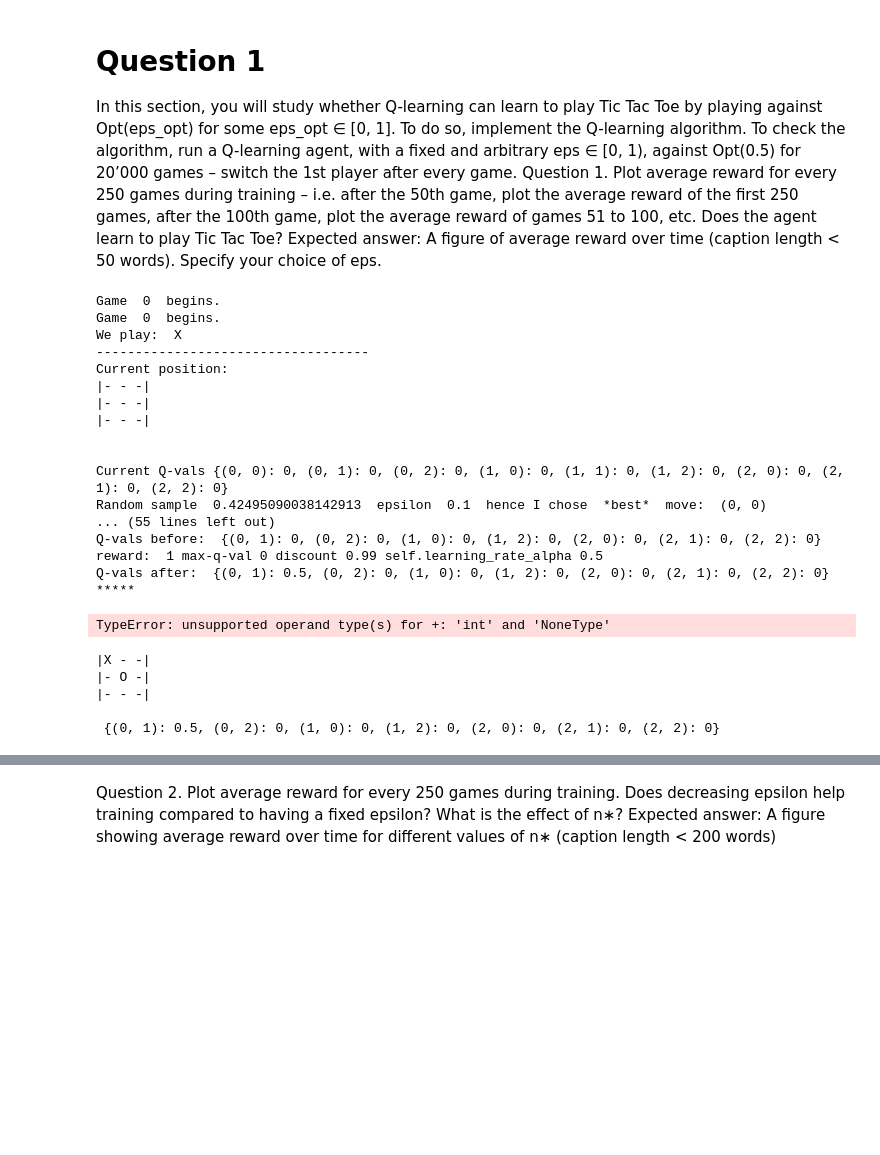
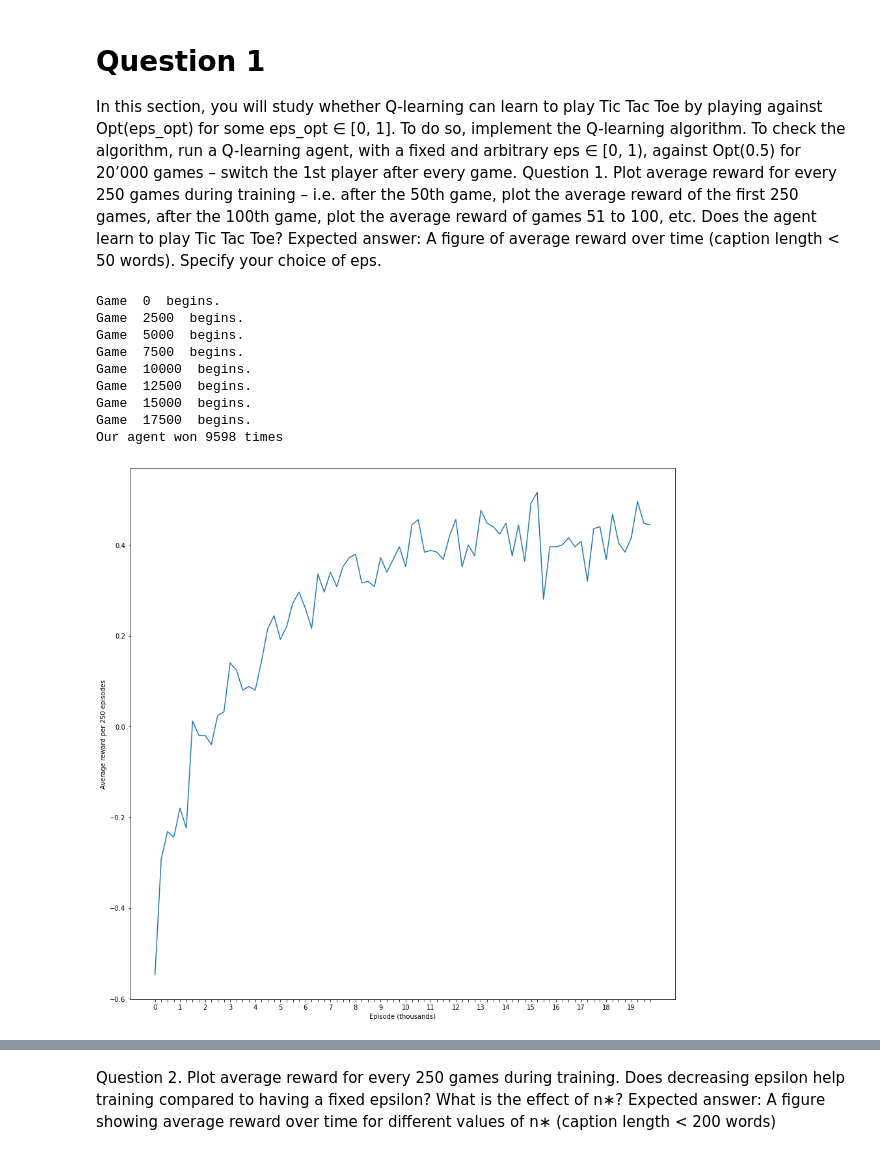
Before and after one commit to jirkalhotka/RL_TicTacToe, a Jupyter notebook: tic_tac_toe_w_res.ipynb, the cells around one changed output, grey strips where cells are left out. Drawn from its saved outputs; the diff is of its cells as text; code cells hidden in the pictures; blank space fills up the shorter version.

```diff
--- a/tic_tac_toe_w_res.ipynb
+++ b/tic_tac_toe_w_res.ipynb
@@ -192,58 +205,38 @@ def run_n_games(max_games_number, our_player, opponent_epsilon, our_player_new_g
 # %%
 import matplotlib.pyplot as plt
 
 q1_epsilon = 0.1 # Chosen because they use this in Q2 so this will allow us to nicely compare
 
 max_games = 20000
 q_learnt_player = QLearntPlayer(env, epsilon=q1_epsilon)
 avgs = []
 rewards = []
 total_wins = 0
-DEBUG = True
 
 for game_epoch in range(max_games//250):
     if game_epoch % 10 == 0:
         print('Game ', game_epoch*250, ' begins.')
     run_rewards = run_n_games(max_games_number=250, our_player=q_learnt_player, opponent_epsilon=0.5, \
             our_player_new_game_epsilon=lambda game_number_n: q1_epsilon, update_q_values=True)
     rewards+=run_rewards
     avgs.append(np.average(run_rewards))
     total_wins += sum(1 if rew ==1 else 0 for rew in run_rewards)
 
 print('Our agent won {} times'.format(total_wins))
 plt.figure(figsize=(15,15))
 ax = plt.plot(avgs)
 plt.xticks(ticks=range(len(avgs)), labels=[str(x*250 // 1000) if x*250 % 1000 == 0 else '' for x in range(len(avgs))])
 plt.ylabel('Average reward per 250 episodes')
 plt.xlabel('Episode (thousands)')
 plt.show()
 # %% [output]
 Game  0  begins.
-Game  0  begins.
-We play:  X
------------------------------------
-Current position:
-|- - -|
-|- - -|
-|- - -|
-
-
-Current Q-vals {(0, 0): 0, (0, 1): 0, (0, 2): 0, (1, 0): 0, (1, 1): 0, (1, 2): 0, (2, 0): 0, (2, 1): 0, (2, 2): 0}
-Random sample  0.42495090038142913  epsilon  0.1  hence I chose  *best*  move:  (0, 0)
-... (55 lines left out)
-Q-vals before:  {(0, 1): 0, (0, 2): 0, (1, 0): 0, (1, 2): 0, (2, 0): 0, (2, 1): 0, (2, 2): 0}
-reward:  1 max-q-val 0 discount 0.99 self.learning_rate_alpha 0.5
-Q-vals after:  {(0, 1): 0.5, (0, 2): 0, (1, 0): 0, (1, 2): 0, (2, 0): 0, (2, 1): 0, (2, 2): 0}
-*****
+Game  2500  begins.
+Game  5000  begins.
+Game  7500  begins.
+Game  10000  begins.
+Game  12500  begins.
+Game  15000  begins.
+Game  17500  begins.
+Our agent won 9598 times
-TypeError: unsupported operand type(s) for +: 'int' and 'NoneType'
+[figure, added]
-# %%
-qv = q_learnt_player.Q_values['X']
-test = {grid_to_string(k): qv[k] for k in qv if any(map(lambda a: qv[k][a] != 0, qv[k]))}
-for (i,j) in test.items():
-    print(i,j)
-# %% [output]
-|X - -|
-|- O -|
-|- - -|
-
- {(0, 1): 0.5, (0, 2): 0, (1, 0): 0, (1, 2): 0, (2, 0): 0, (2, 1): 0, (2, 2): 0}
```
Also changed, not shown: parts of 13 cells of this notebook, 1 other file.
